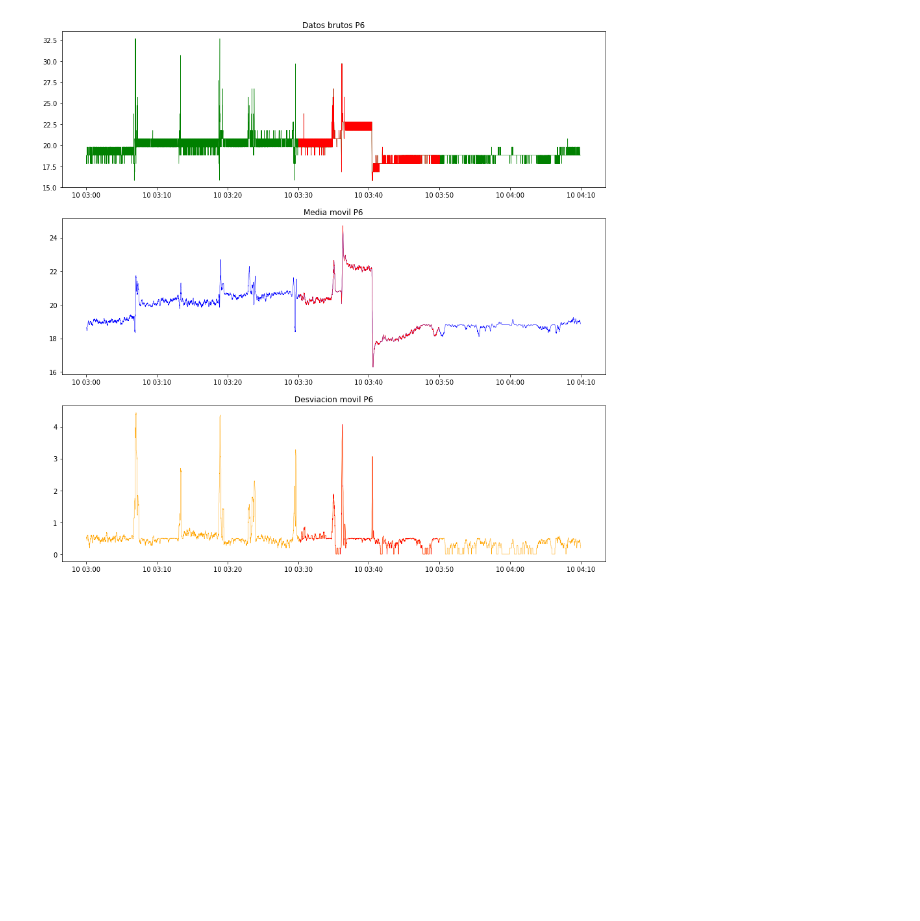
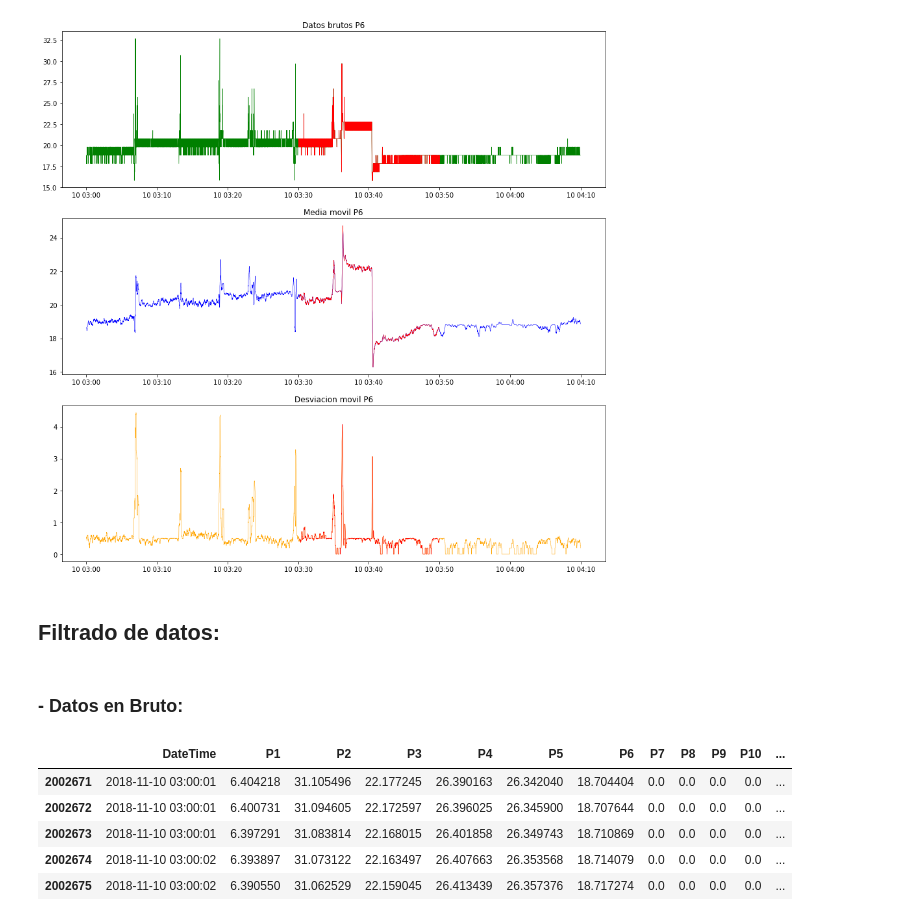
Before and after one commit to aliciaolivaresgil/TFG-SmartBeds, a Jupyter notebook: src/Representacion Ataque.ipynb, the cells around one changed output. Saved outputs shown, nothing was run; the diff lists cells and outputs as text; code cells hidden in the pictures; blank space fills up the shorter version.

```diff
--- a/src/Representacion Ataque.ipynb
+++ b/src/Representacion Ataque.ipynb
@@ -121,3 +121,26 @@ for i in range(1,7):
 [figure]
 [figure]
 [figure]
+# %% [markdown]
+## Filtrado de datos:
+# %% [markdown]
+### - Datos en Bruto:
+# %%
+from scipy.signal import savgol_filter
+
+datosFiltrados_array = []
+datosFiltrados = datosAtaque.copy()
+
+for i in range(1,13):
+    datosFiltrados_array = savgol_filter(datosAtaque['P'+str(i)], 205, 2)
+
+    datosFiltrados['P'+str(i)] = datosFiltrados_array[:]
+
+datosFiltrados.head()
+# %% [output]
+|  | DateTime | P1 | P2 | P3 | P4 | P5 | P6 | P7 | P8 | P9 | P10 | ... |
+| 2002671 | 2018-11-10 03:00:01 | 6.404218 | 31.105496 | 22.177245 | 26.390163 | 26.342040 | 18.704404 | 0.0 | 0.0 | 0.0 | 0.0 | ... |
+| 2002672 | 2018-11-10 03:00:01 | 6.400731 | 31.094605 | 22.172597 | 26.396025 | 26.345900 | 18.707644 | 0.0 | 0.0 | 0.0 | 0.0 | ... |
+| 2002673 | 2018-11-10 03:00:01 | 6.397291 | 31.083814 | 22.168015 | 26.401858 | 26.349743 | 18.710869 | 0.0 | 0.0 | 0.0 | 0.0 | ... |
+| 2002674 | 2018-11-10 03:00:02 | 6.393897 | 31.073122 | 22.163497 | 26.407663 | 26.353568 | 18.714079 | 0.0 | 0.0 | 0.0 | 0.0 | ... |
+| 2002675 | 2018-11-10 03:00:02 | 6.390550 | 31.062529 | 22.159045 | 26.413439 | 26.357376 | 18.717274 | 0.0 | 0.0 | 0.0 | 0.0 | ... |
```
Also changed, not shown: parts of 4 cells of this notebook, 2 other files.
